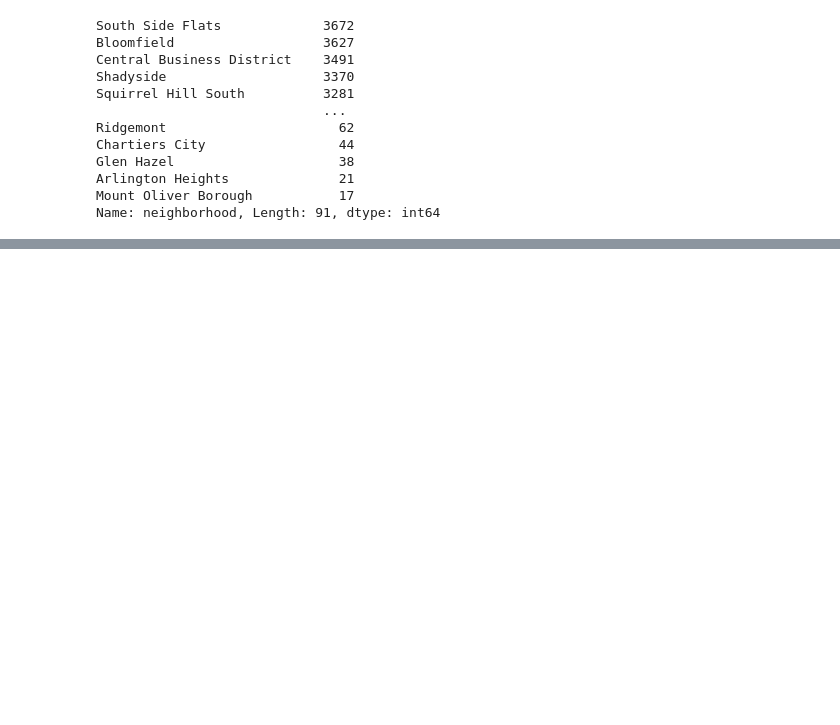
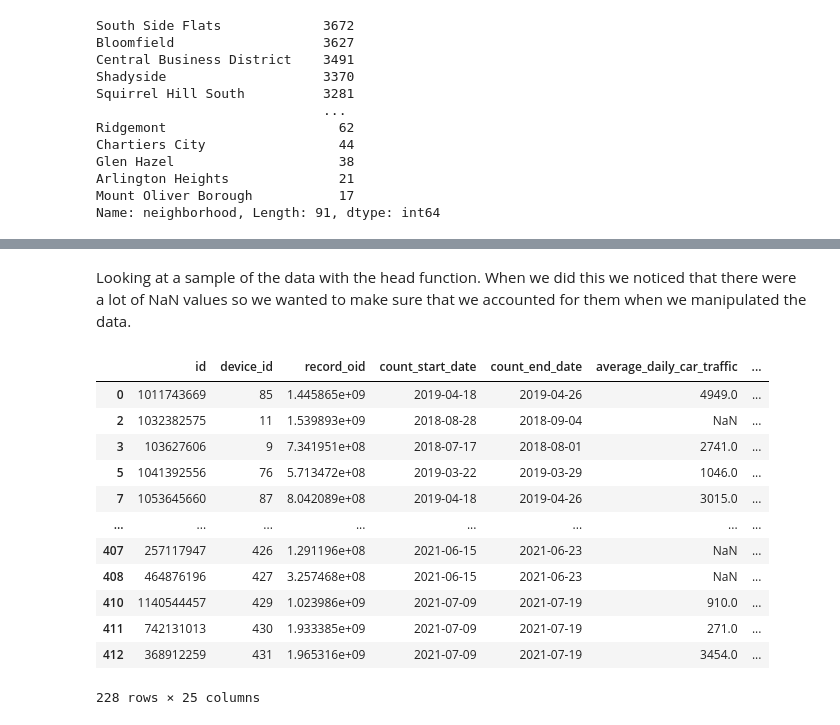
Before and after one commit to JoshKrym/FinalProject, a Jupyter notebook: finalnotebookpresent.ipynb, the cells around one changed output, grey strips where cells are left out. Drawn from its saved outputs; the diff is of its cells as text; code cells hidden in the pictures; blank space fills up the shorter version.

```diff
--- a/finalnotebookpresent.ipynb
+++ b/finalnotebookpresent.ipynb
@@ -103,0 +130,20 @@ Conclusion: From the data and plot above, we find that South Side Flats is the r
+# %% [markdown]
+Looking at a sample of the data with the head function. When we did this we noticed that there were a lot of NaN values so we wanted to make sure that we accounted for them when we manipulated the data.
+# %%
+TC["speed95_percent"]
+SpeedDf = TC[~(TC["speed95_percent"].isnull()) & ~(TC["speed_limit"].isnull())]
+SpeedDf
+# %% [output]
+|  | id | device_id | record_oid | count_start_date | count_end_date | average_daily_car_traffic | ... |
+| 0 | 1011743669 | 85 | 1.445865e+09 | 2019-04-18 | 2019-04-26 | 4949.0 | ... |
+| 2 | 1032382575 | 11 | 1.539893e+09 | 2018-08-28 | 2018-09-04 | NaN | ... |
+| 3 | 103627606 | 9 | 7.341951e+08 | 2018-07-17 | 2018-08-01 | 2741.0 | ... |
+| 5 | 1041392556 | 76 | 5.713472e+08 | 2019-03-22 | 2019-03-29 | 1046.0 | ... |
+| 7 | 1053645660 | 87 | 8.042089e+08 | 2019-04-18 | 2019-04-26 | 3015.0 | ... |
+| ... | ... | ... | ... | ... | ... | ... | ... |
+| 407 | 257117947 | 426 | 1.291196e+08 | 2021-06-15 | 2021-06-23 | NaN | ... |
+| 408 | 464876196 | 427 | 3.257468e+08 | 2021-06-15 | 2021-06-23 | NaN | ... |
+| 410 | 1140544457 | 429 | 1.023986e+09 | 2021-07-09 | 2021-07-19 | 910.0 | ... |
+| 411 | 742131013 | 430 | 1.933385e+09 | 2021-07-09 | 2021-07-19 | 271.0 | ... |
+| 412 | 368912259 | 431 | 1.965316e+09 | 2021-07-09 | 2021-07-19 | 3454.0 | ... |
+228 rows × 25 columns
```
Also changed, not shown: parts of 26 cells of this notebook, 1 other file.
